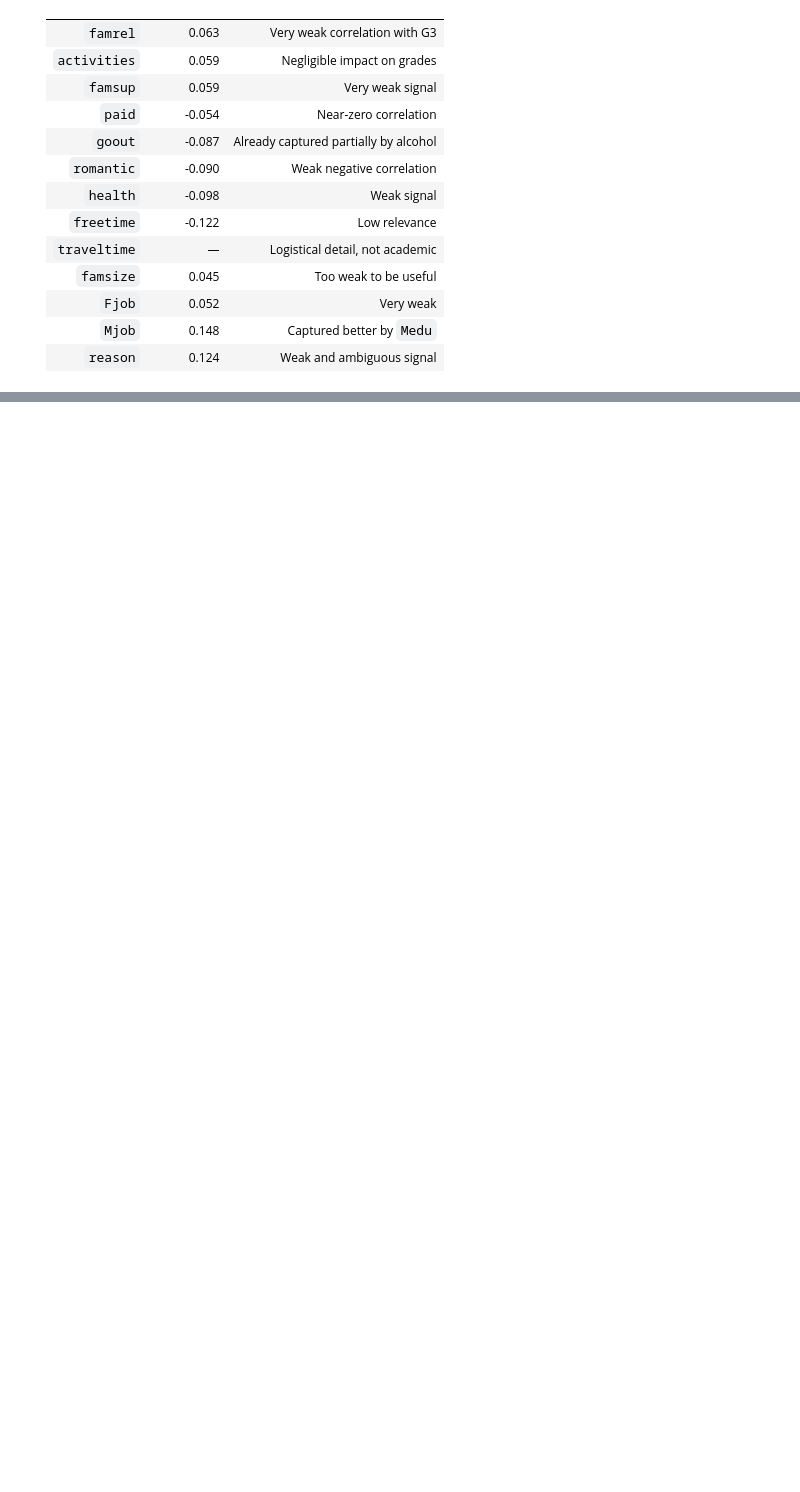
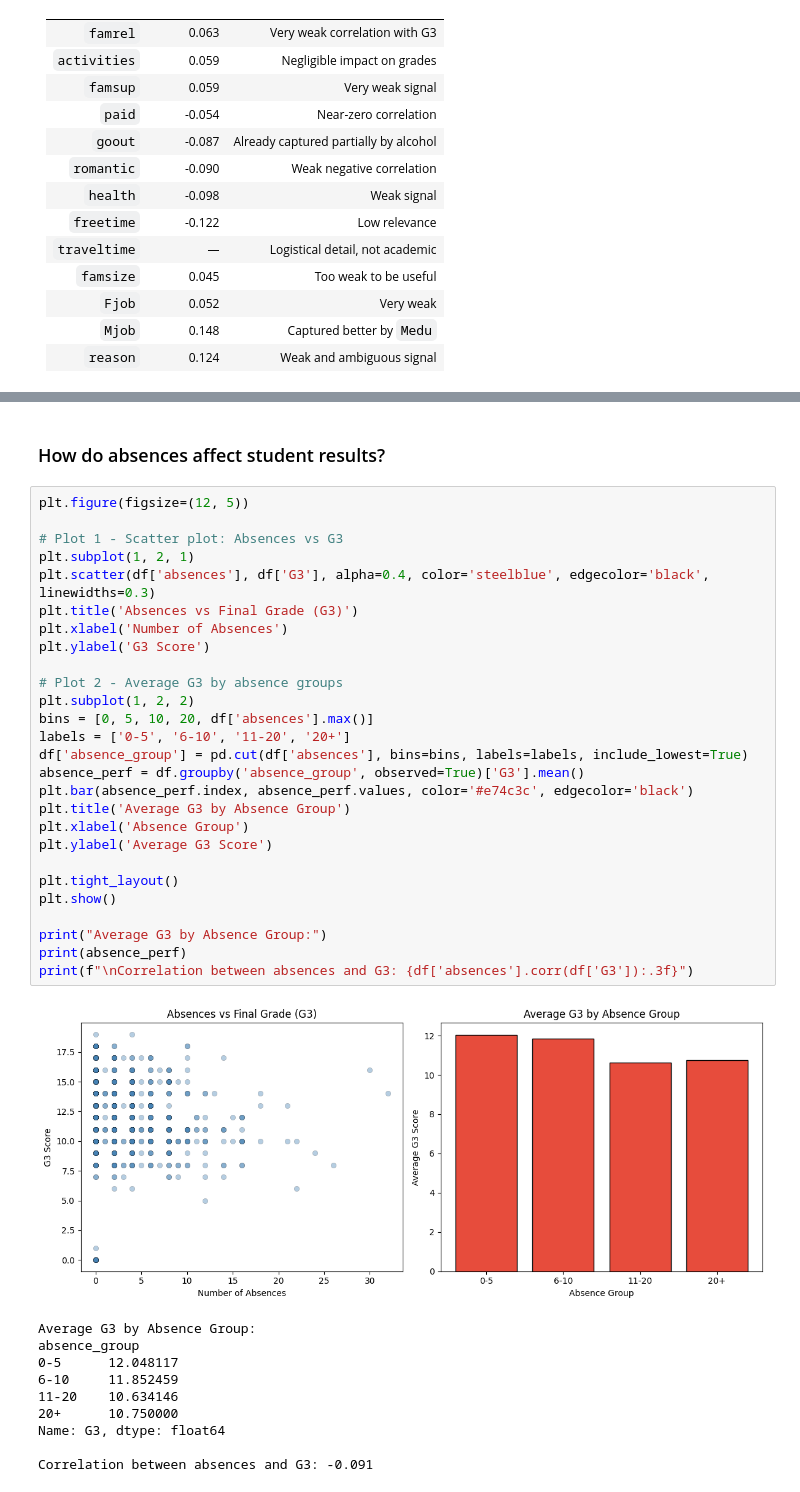
Before and after one commit to Abrar-ul-hasnain/student-performance-predictor, a Jupyter notebook: main.ipynb, the cells around one changed output, grey strips where cells are left out. Drawn from its saved outputs; the diff is of its cells as text; blank space fills up the shorter version.

```diff
--- a/main.ipynb
+++ b/main.ipynb
@@ -407,0 +541,40 @@ df['risk_score'] = df['failures'] + df['absences']
+# %% [markdown]
+### How do absences affect student results?
+# %%
+plt.figure(figsize=(12, 5))
+
+# Plot 1 - Scatter plot: Absences vs G3
+plt.subplot(1, 2, 1)
+plt.scatter(df['absences'], df['G3'], alpha=0.4, color='steelblue', edgecolor='black', linewidths=0.3)
+plt.title('Absences vs Final Grade (G3)')
+plt.xlabel('Number of Absences')
+plt.ylabel('G3 Score')
+
+# Plot 2 - Average G3 by absence groups
+plt.subplot(1, 2, 2)
+bins = [0, 5, 10, 20, df['absences'].max()]
+labels = ['0-5', '6-10', '11-20', '20+']
+df['absence_group'] = pd.cut(df['absences'], bins=bins, labels=labels, include_lowest=True)
+absence_perf = df.groupby('absence_group', observed=True)['G3'].mean()
+plt.bar(absence_perf.index, absence_perf.values, color='#e74c3c', edgecolor='black')
+plt.title('Average G3 by Absence Group')
+plt.xlabel('Absence Group')
+plt.ylabel('Average G3 Score')
+
+plt.tight_layout()
+plt.show()
+
+print("Average G3 by Absence Group:")
+print(absence_perf)
+print(f"\nCorrelation between absences and G3: {df['absences'].corr(df['G3']):.3f}")
+# %% [output]
+[figure, added]
+Average G3 by Absence Group:
+absence_group
+0-5      12.048117
+6-10     11.852459
+11-20    10.634146
+20+      10.750000
+Name: G3, dtype: float64
+
+Correlation between absences and G3: -0.091
```
Also changed, not shown: parts of 16 cells of this notebook.
